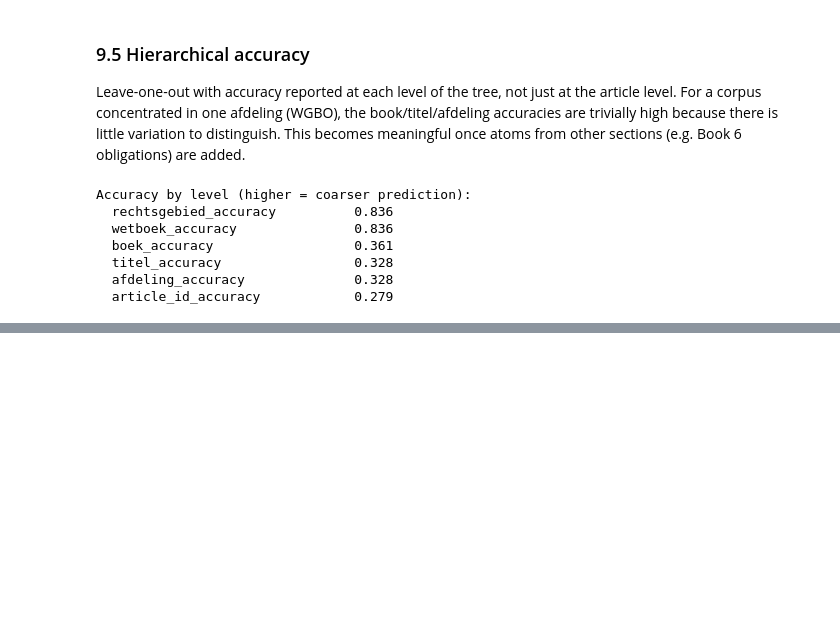
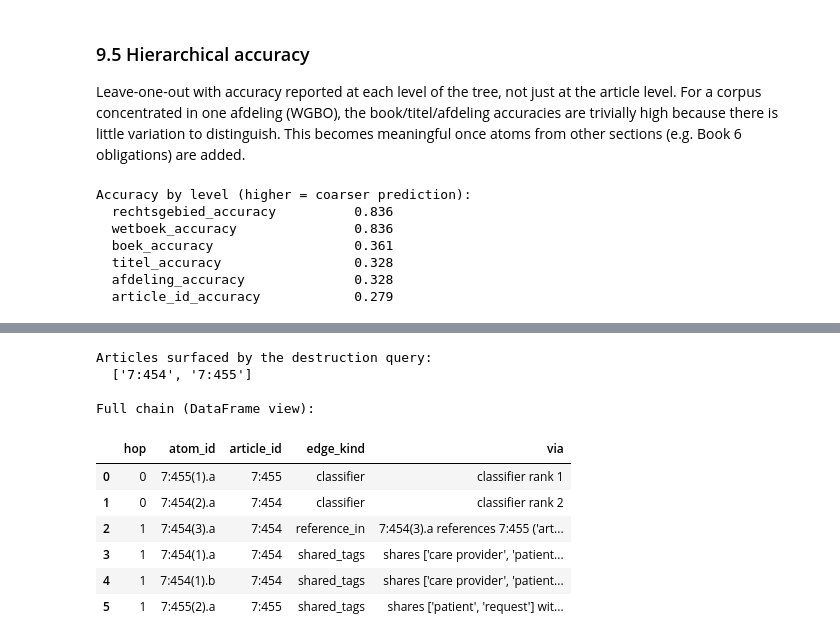
Before and after one commit to robinAssam/ArticleRelationshipModel, a Jupyter notebook: notebooks/01_explore_atoms.ipynb, the cells around one changed output, grey strips where cells are left out. Drawn from its saved outputs; the diff is of its cells as text; code cells hidden in the pictures; blank space fills up the shorter version.

```diff
--- a/notebooks/01_explore_atoms.ipynb
+++ b/notebooks/01_explore_atoms.ipynb
@@ -981,0 +1013,12 @@ eval_hier[['atom_id',
+# %%
+from src.data.reasoning import chained_reasoning, explain_chain
+
+# Reference edges from §9.4 — reuse if already built
+if 'ref_edges' not in dir():
+    ref_edges, _ = build_reference_edges(df_tax, return_unresolved=True)
+
+# Weighted edges from §5 — reuse if already built
+if 'edges_weighted' not in dir():
+    edges_weighted = build_edge_table(df, weights=weights_idf)
+
+print(f'{len(df)} atoms, {len(edges_weighted)} tag edges, {len(ref_edges)} reference edges')
@@ -981,0 +1033,18 @@ eval_hier[['atom_id',
+# %%
+destruction_query = {
+    'atom_id': 'Q_destruction',
+    'article_id': 'UNKNOWN',
+    'actors': ['patient', 'care provider'],
+    'acts': ['destroys'],
+    'residual': ['file', 'request'],
+    'temporal': ['after request'],
+    'legal_relations': [], 'explicit_references': [], 'hierarchies': [], 'geographical_domain': [],
+}
+
+result_destruction = chained_reasoning(
+    destruction_query, df, ref_edges, edges_weighted,
+    weights=weights_idf, sim_pairs=sim_pairs,
+    alpha=0.5, top_k=2, max_hops=1,
+    min_edge_strength=2.0, max_expansions_per_atom=3,
+)
+print(explain_chain(result_destruction))
@@ -981,0 +1167,21 @@ eval_hier[['atom_id',
+# %%
+print('Articles surfaced by the destruction query:')
+print(' ', result_destruction['articles_touched'])
+print()
+print('Full chain (DataFrame view):')
+import pandas as pd
+pd.DataFrame(result_destruction['chain'])[
+    ['hop', 'atom_id', 'article_id', 'edge_kind', 'via']
+]
+# %% [output]
+Articles surfaced by the destruction query:
+  ['7:454', '7:455']
+
+Full chain (DataFrame view):
+|  | hop | atom_id | article_id | edge_kind | via |
+| 0 | 0 | 7:455(1).a | 7:455 | classifier | classifier rank 1 |
+| 1 | 0 | 7:454(2).a | 7:454 | classifier | classifier rank 2 |
+| 2 | 1 | 7:454(3).a | 7:454 | reference_in | 7:454(3).a references 7:455 ('art... |
+| 3 | 1 | 7:454(1).a | 7:454 | shared_tags | shares ['care provider', 'patient... |
+| 4 | 1 | 7:454(1).b | 7:454 | shared_tags | shares ['care provider', 'patient... |
+| 5 | 1 | 7:455(2).a | 7:455 | shared_tags | shares ['patient', 'request'] wit... |
```
Also changed, not shown: parts of 16 cells of this notebook, 3 other files.
